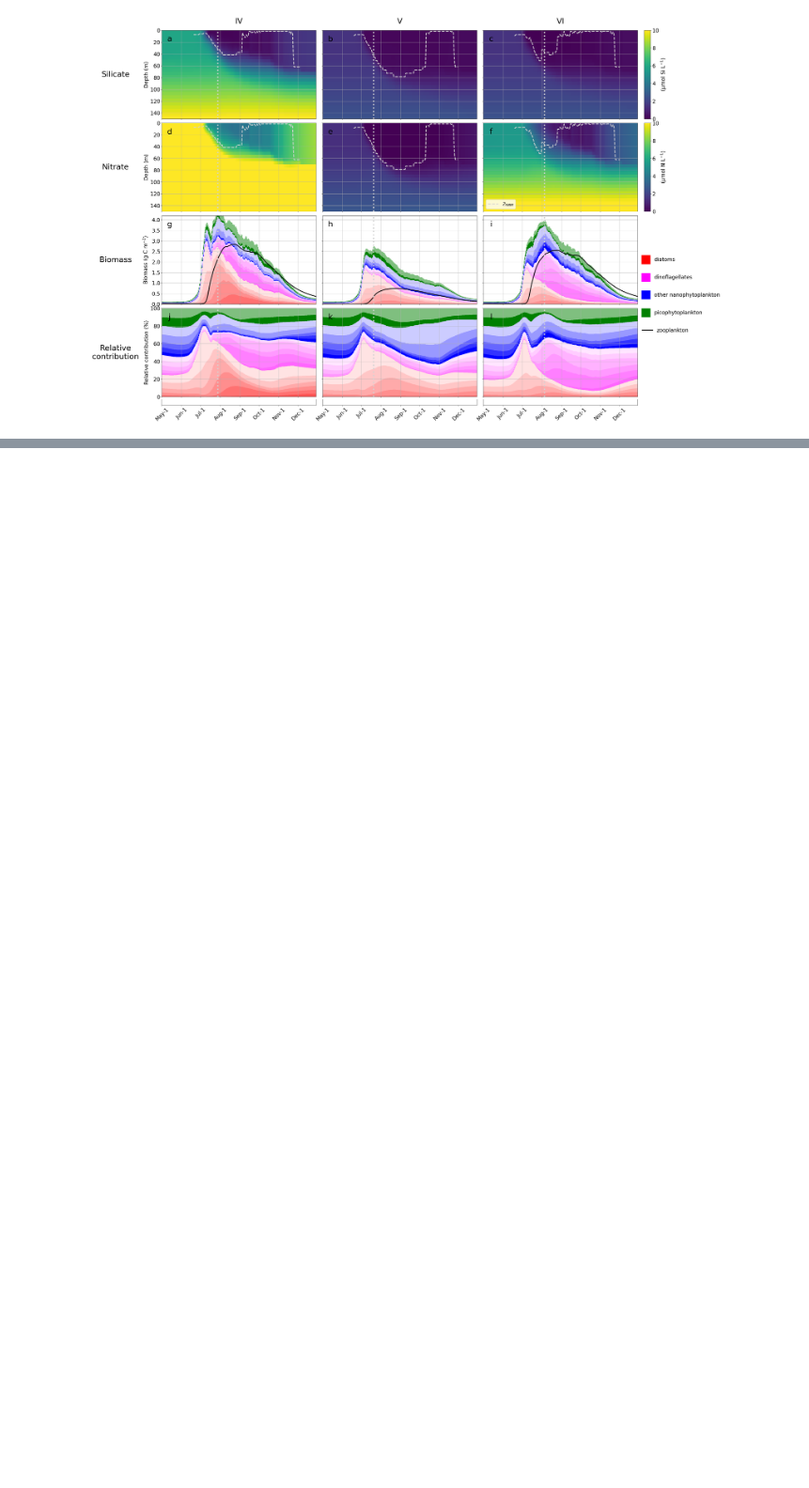
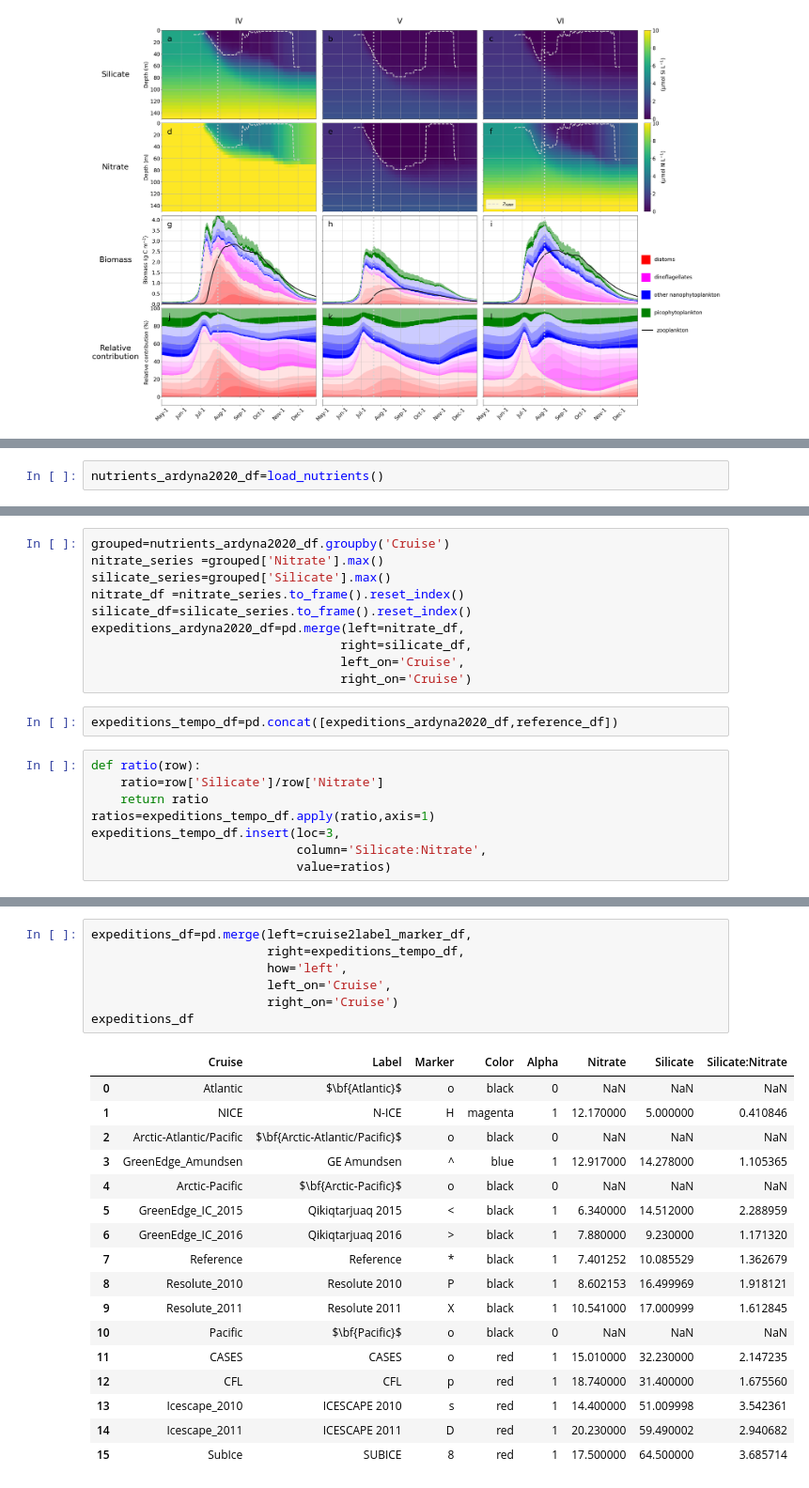
Before and after one commit to maximebenoitgagne/assemblages, a Jupyter notebook: assemblages.ipynb, the cells around one changed output, grey strips where cells are left out. Shown at 94% size. Cells and saved outputs as stored; diff of their text form; blank space fills up the shorter version.

```diff
--- a/assemblages.ipynb
+++ b/assemblages.ipynb
@@ -3064,0 +3088,2 @@ with plt.style.context('mplstyles/plots_domains.mplstyle'):
+# %%
+nutrients_ardyna2020_df=load_nutrients()
@@ -3064,0 +3092,20 @@ with plt.style.context('mplstyles/plots_domains.mplstyle'):
+# %%
+grouped=nutrients_ardyna2020_df.groupby('Cruise')
+nitrate_series =grouped['Nitrate'].max()
+silicate_series=grouped['Silicate'].max()
+nitrate_df =nitrate_series.to_frame().reset_index()
+silicate_df=silicate_series.to_frame().reset_index()
+expeditions_ardyna2020_df=pd.merge(left=nitrate_df,
+                                  right=silicate_df,
+                                  left_on='Cruise',
+                                  right_on='Cruise')
+# %%
+expeditions_tempo_df=pd.concat([expeditions_ardyna2020_df,reference_df])
+# %%
+def ratio(row):
+    ratio=row['Silicate']/row['Nitrate']
+    return ratio
+ratios=expeditions_tempo_df.apply(ratio,axis=1)
+expeditions_tempo_df.insert(loc=3,
+                            column='Silicate:Nitrate',
+                            value=ratios)
@@ -3064,0 +3195,25 @@ with plt.style.context('mplstyles/plots_domains.mplstyle'):
+# %%
+expeditions_df=pd.merge(left=cruise2label_marker_df,
+                        right=expeditions_tempo_df,
+                        how='left',
+                        left_on='Cruise',
+                        right_on='Cruise')
+expeditions_df
+# %% [output]
+|  | Cruise | Label | Marker | Color | Alpha | Nitrate | Silicate | Silicate:Nitrate |
+| 0 | Atlantic | $\bf{Atlantic}$ | o | black | 0 | NaN | NaN | NaN |
+| 1 | NICE | N-ICE | H | magenta | 1 | 12.170000 | 5.000000 | 0.410846 |
+| 2 | Arctic-Atlantic/Pacific | $\bf{Arctic-Atlantic/Pacific}$ | o | black | 0 | NaN | NaN | NaN |
+| 3 | GreenEdge_Amundsen | GE Amundsen | ^ | blue | 1 | 12.917000 | 14.278000 | 1.105365 |
+| 4 | Arctic-Pacific | $\bf{Arctic-Pacific}$ | o | black | 0 | NaN | NaN | NaN |
+| 5 | GreenEdge_IC_2015 | Qikiqtarjuaq 2015 | < | black | 1 | 6.340000 | 14.512000 | 2.288959 |
+| 6 | GreenEdge_IC_2016 | Qikiqtarjuaq 2016 | > | black | 1 | 7.880000 | 9.230000 | 1.171320 |
+| 7 | Reference | Reference | * | black | 1 | 7.401252 | 10.085529 | 1.362679 |
+| 8 | Resolute_2010 | Resolute 2010 | P | black | 1 | 8.602153 | 16.499969 | 1.918121 |
+| 9 | Resolute_2011 | Resolute 2011 | X | black | 1 | 10.541000 | 17.000999 | 1.612845 |
+| 10 | Pacific | $\bf{Pacific}$ | o | black | 0 | NaN | NaN | NaN |
+| 11 | CASES | CASES | o | red | 1 | 15.010000 | 32.230000 | 2.147235 |
+| 12 | CFL | CFL | p | red | 1 | 18.740000 | 31.400000 | 1.675560 |
+| 13 | Icescape_2010 | ICESCAPE 2010 | s | red | 1 | 14.400000 | 51.009998 | 3.542361 |
+| 14 | Icescape_2011 | ICESCAPE 2011 | D | red | 1 | 20.230000 | 59.490002 | 2.940682 |
+| 15 | SubIce | SUBICE | 8 | red | 1 | 17.500000 | 64.500000 | 3.685714 |
```
Also changed, not shown: parts of 16 cells of this notebook, 2 other files.
